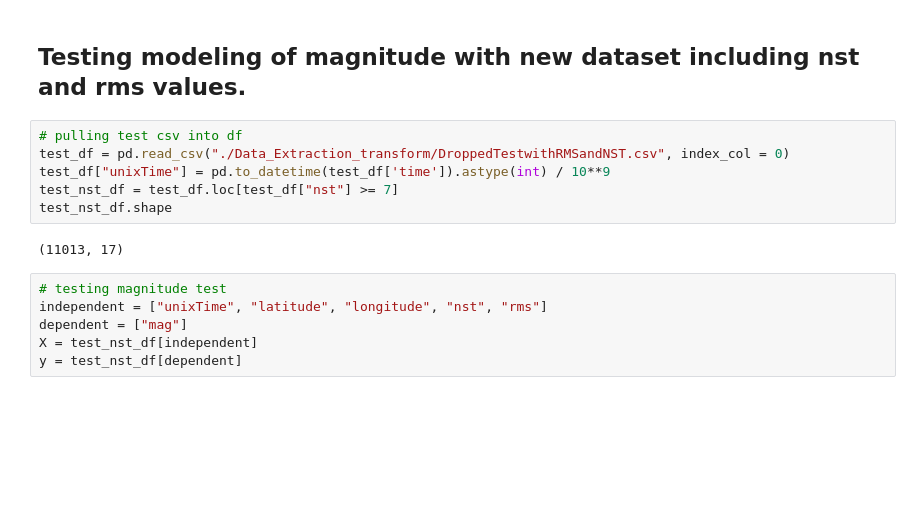
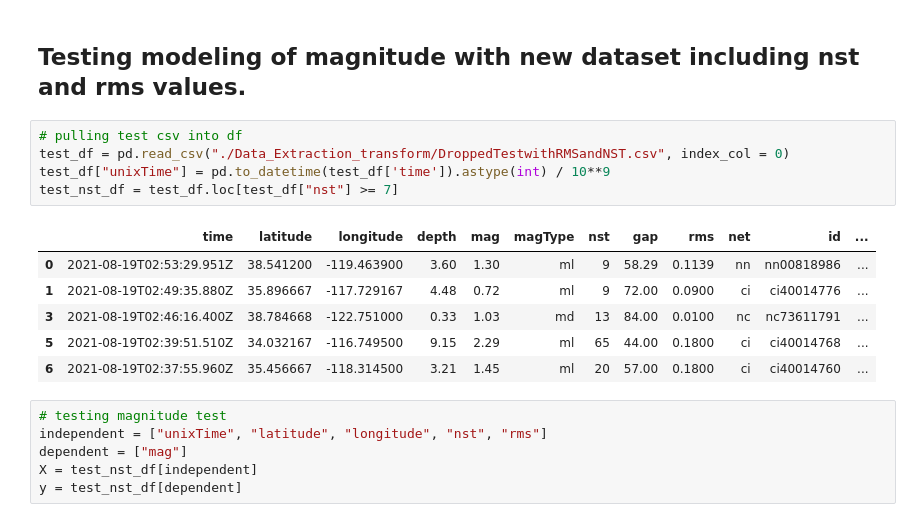
Before and after one commit to ashparra97/final-project-2021, a Jupyter notebook: ML_random_forest.ipynb, the cells around one changed output. Drawn from its saved outputs; the diff is of its cells as text; blank space fills up the shorter version.

```diff
--- a/ML_random_forest.ipynb
+++ b/ML_random_forest.ipynb
@@ -12,11 +12,15 @@ import pandas as pd
 # %%
 # pulling test csv into df
 test_df = pd.read_csv("./Data_Extraction_transform/DroppedTestwithRMSandNST.csv", index_col = 0)
 test_df["unixTime"] = pd.to_datetime(test_df['time']).astype(int) / 10**9
 test_nst_df = test_df.loc[test_df["nst"] >= 7]
-test_nst_df.shape
 # %% [output]
-(11013, 17)
+|  | time | latitude | longitude | depth | mag | magType | nst | gap | rms | net | id | ... |
+| 0 | 2021-08-19T02:53:29.951Z | 38.541200 | -119.463900 | 3.60 | 1.30 | ml | 9 | 58.29 | 0.1139 | nn | nn00818986 | ... |
+| 1 | 2021-08-19T02:49:35.880Z | 35.896667 | -117.729167 | 4.48 | 0.72 | ml | 9 | 72.00 | 0.0900 | ci | ci40014776 | ... |
+| 3 | 2021-08-19T02:46:16.400Z | 38.784668 | -122.751000 | 0.33 | 1.03 | md | 13 | 84.00 | 0.0100 | nc | nc73611791 | ... |
+| 5 | 2021-08-19T02:39:51.510Z | 34.032167 | -116.749500 | 9.15 | 2.29 | ml | 65 | 44.00 | 0.1800 | ci | ci40014768 | ... |
+| 6 | 2021-08-19T02:37:55.960Z | 35.456667 | -118.314500 | 3.21 | 1.45 | ml | 20 | 57.00 | 0.1800 | ci | ci40014760 | ... |
 # %%
 # testing magnitude test
 independent = ["unixTime", "latitude", "longitude", "nst", "rms"]
```
Also changed, not shown: parts of 6 cells of this notebook, 1 other file.
